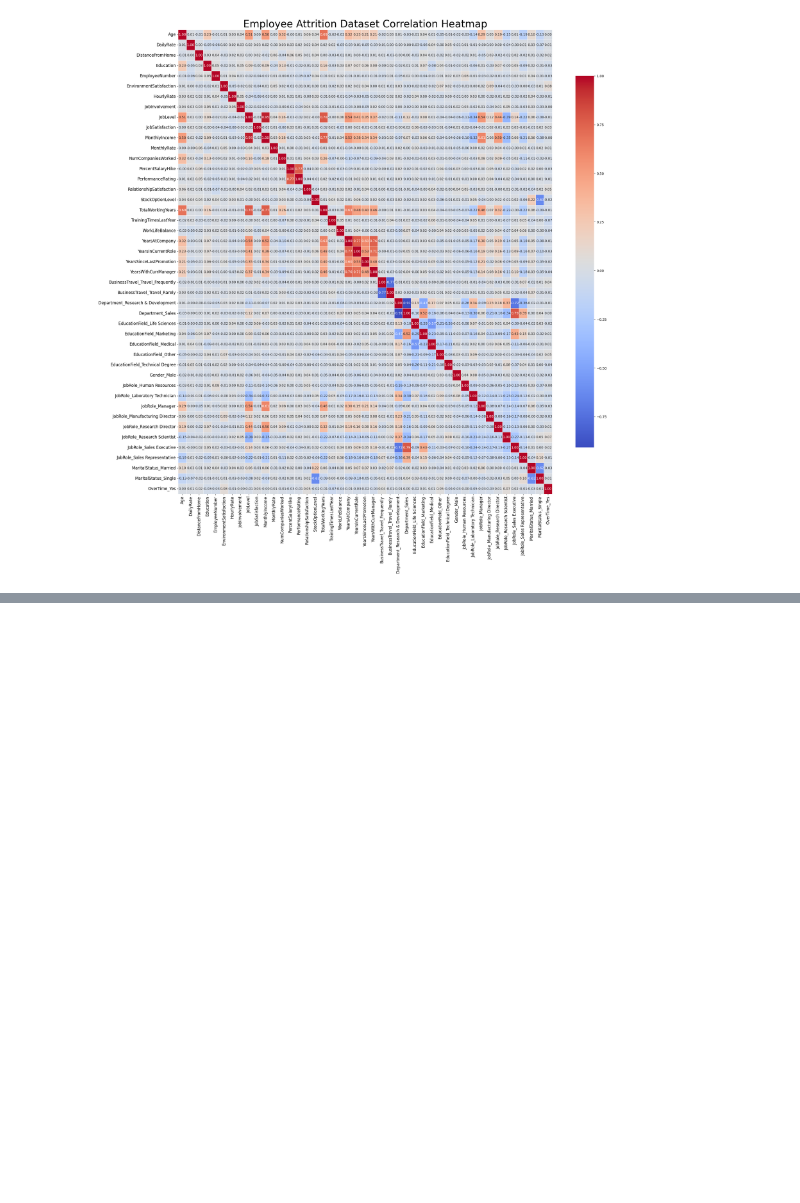
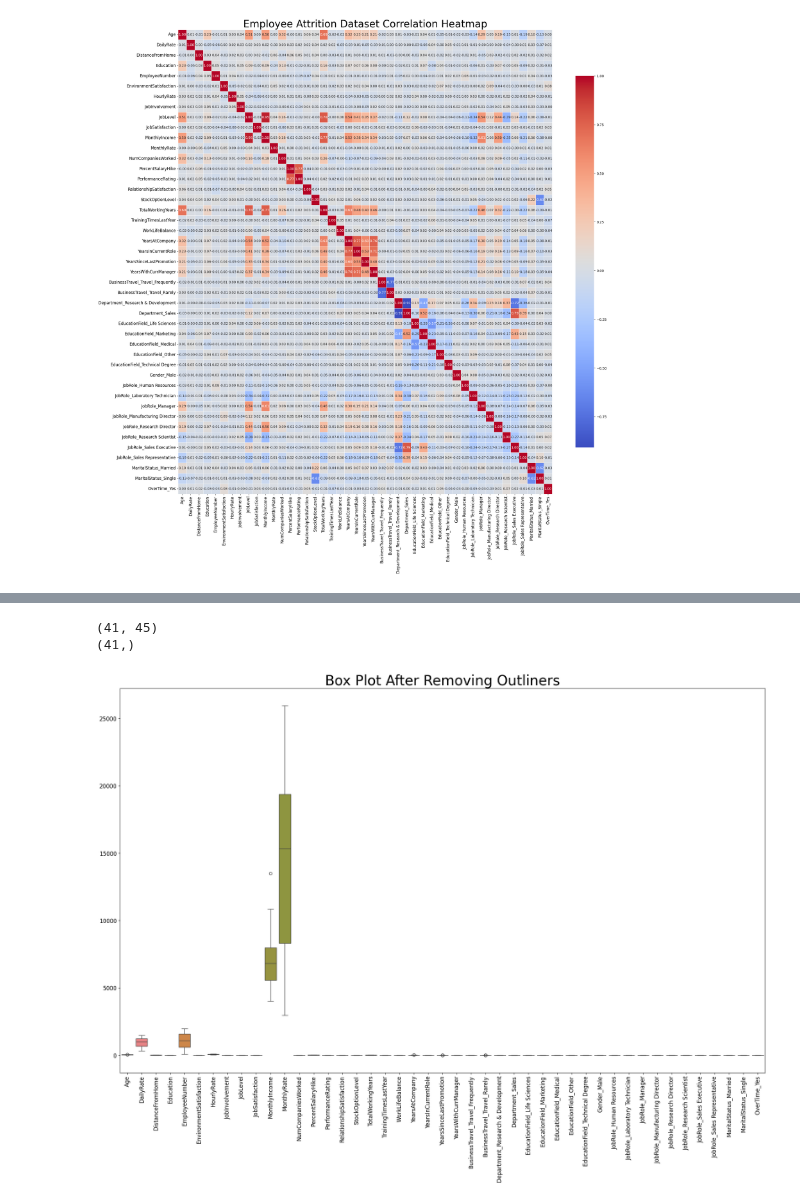
Before and after one commit to sujainyadav/-Employee-Attrition-Performance, a Jupyter notebook: Employee Attrition & Performance .ipynb, the cells around one changed output, grey strips where cells are left out. Cells and saved outputs as stored; diff of their text form; code cells hidden in the pictures; blank space fills up the shorter version.

```diff
--- a/Employee Attrition & Performance .ipynb
+++ b/Employee Attrition & Performance .ipynb
@@ -365,0 +381,28 @@ plt.show()
+# %%
+# Remove Outliners Using IQR
+Q1=x_train.quantile(0.25)
+Q3=x_train.quantile(0.75)
+IQR=Q3-Q1
+# Outliner mask
+outliner_mask=((x_train<(Q1-1.5*IQR))|(x_train>(Q3+1.5*IQR))).any(axis=1)
+# Remove Outliners from x
+x_train=x_train[~outliner_mask]
+# Remove Outliners from y
+y_train=y_train[~outliner_mask]
+
+print(x_train.shape)
+print(y_train.shape)
+# %% [output]
+(41, 45)
+(41,)
+# %%
+# Box Plot
+plt.figure(figsize=(25, 15))
+sns.boxplot(x_train)
+
+plt.xticks(fontsize=12, rotation=90)
+plt.yticks(fontsize=12, rotation=0)
+plt.title("Box Plot After Removing Outliners", fontsize=30)
+plt.show()
+# %% [output]
+[figure, added]
```
Also changed, not shown: parts of 9 cells of this notebook.
